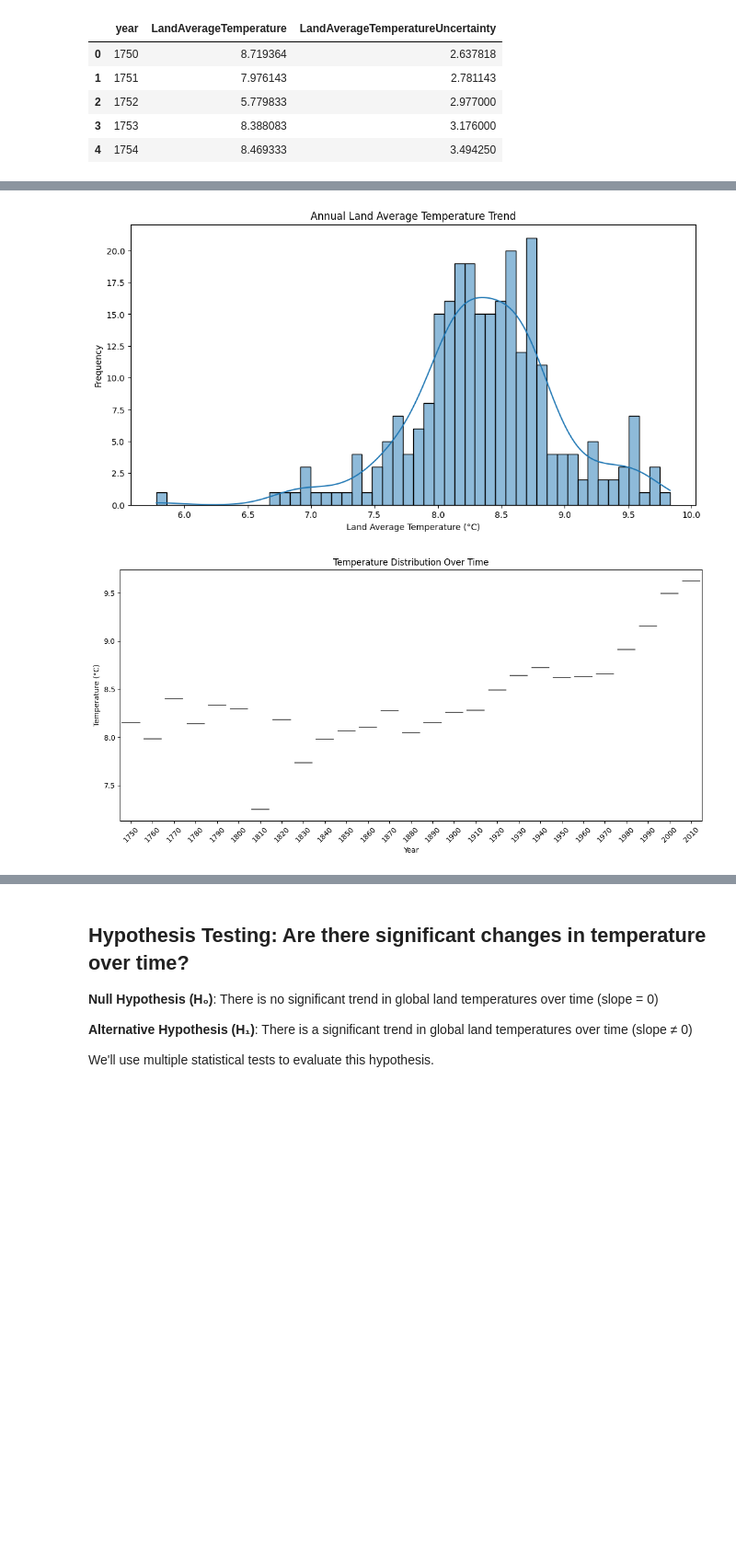
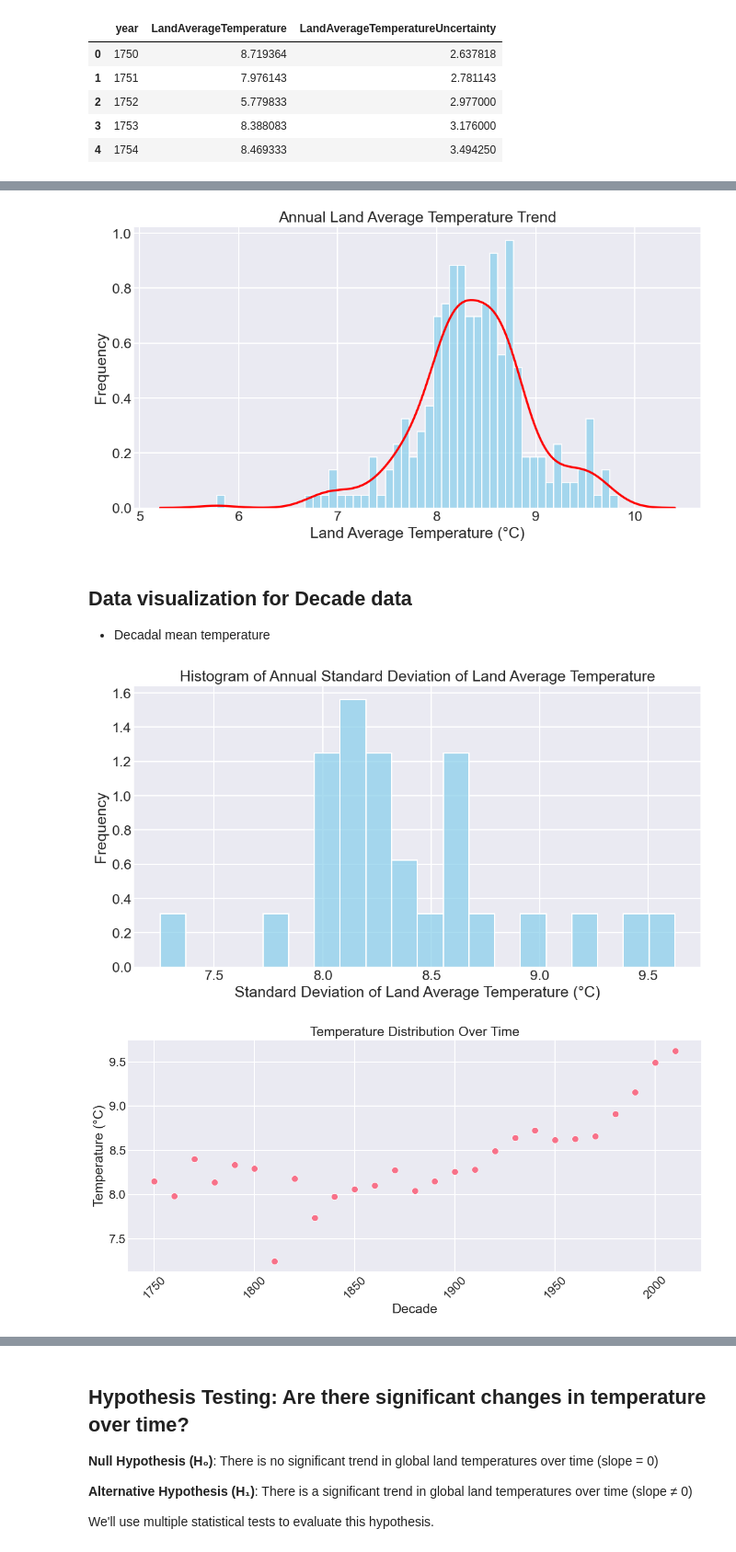
Before and after one commit to OloruntobiOlutola/Applied-Project, a Jupyter notebook: notebooks/app.ipynb, the cells around one changed output, grey strips where cells are left out. Shown at 92% size. Drawn from its saved outputs; the diff is of its cells as text; code cells hidden in the pictures; blank space fills up the shorter version.

```diff
--- a/notebooks/app.ipynb
+++ b/notebooks/app.ipynb
@@ -124,14 +125,3 @@ df.head()
 df['dt'].duplicated().sum()
 # %% [output]
 np.int64(0)
-# %%
-# Convert 'dt' to datetime
-df['dt'] = pd.to_datetime(df['dt'], errors='coerce')
-
-# Create a time variable (years since start)
-df['year'] = df['dt'].dt.year
-df['month'] = df['dt'].dt.month
-df['time_numeric'] = (df['dt'] - df['dt'].min()).dt.days / 365.25  # Convert to years
-
-# Remove any remaining NaN values
-df_clean = df.dropna(subset=['LandAverageTemperature', 'time_numeric'])
@@ -158,0 +128,6 @@ See the caveats in the documentation: https://pandas.pydata.org/pandas-docs/stab
+# %%
+# Create a time variable (years since start)
+df['dt'] = pd.to_datetime(df['dt'])
+df['year'] = df['dt'].dt.year
+df['month'] = df['dt'].dt.month
+df['time_numeric'] = (df['dt'] - df['dt'].min()).dt.days / 365.25  # Convert to years
@@ -226,10 +218,14 @@ plt.show()
 # Annual Land Average Temperature Trend
 
 plt.figure(figsize=(12, 6))
-sns.histplot(data=annual, x='LandAverageTemperature', bins=50, kde=True)
+sns.histplot(data=annual, x='LandAverageTemperature', bins=50, color='skyblue', alpha=0.7, stat='density')
+sns.kdeplot(data=annual, x='LandAverageTemperature', color='red', linewidth=2.5)
 plt.title('Annual Land Average Temperature Trend')
 plt.xlabel('Land Average Temperature (°C)')
 plt.ylabel('Frequency')
 plt.show()
 # %% [output]
-[figure, old version]
+[figure, new version]
+# %% [markdown]
+## Data visualization for Decade data
+- Decadal mean temperature
@@ -236,21 +241,24 @@ plt.show()
 # %%
-# Convert dt column to datetime
+plt.figure(figsize=(12,6))
+sns.histplot(data=decade, x='LandAverageTemperature', bins=20, color='skyblue', alpha=0.7, stat='density')
+plt.title('Histogram of Annual Standard Deviation of Land Average Temperature')
+plt.xlabel('Standard Deviation of Land Average Temperature (°C)')
+plt.ylabel('Frequency')
+plt.show()
+
 
 # Create figure with subplots
 fig = plt.figure(figsize=(12, 6))
 
-# Plot 2: Temperature distribution over time using a violin plot
-
-
-sns.violinplot(data=decade, x='decade', y='LandAverageTemperature')
+sns.scatterplot(data=decade,  y='LandAverageTemperature', x='decade')
 plt.title('Temperature Distribution Over Time')
-plt.xlabel('Year')
 plt.ylabel('Temperature (°C)')
-# Rotate x-axis labels for better readability
+plt.xlabel('Decade')
 plt.xticks(rotation=45)
 
 # Adjust layout to prevent overlap
 plt.tight_layout()
 plt.show()
 # %% [output]
-[figure, old version]
+[figure, new version]
+[figure, added]
```
Also changed, not shown: parts of 55 cells of this notebook, 2 other files.
